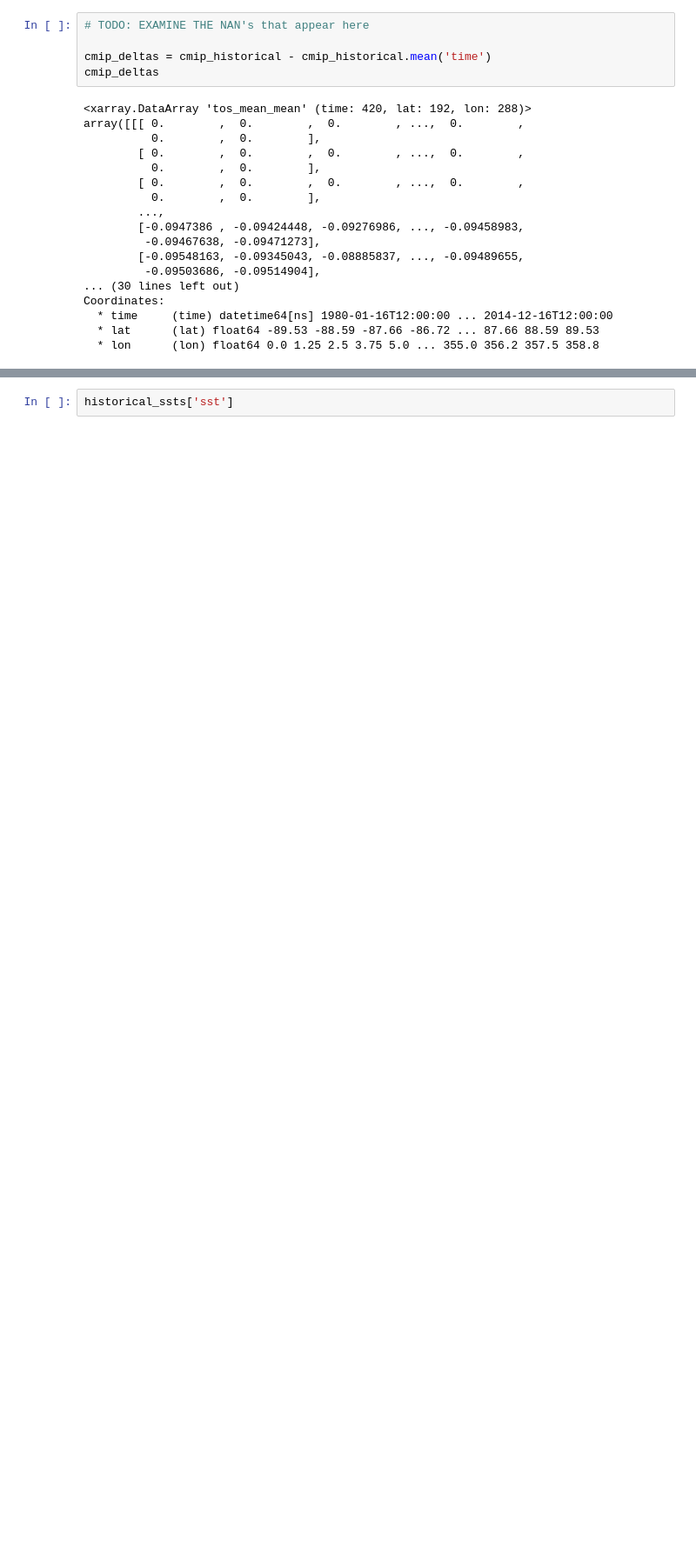
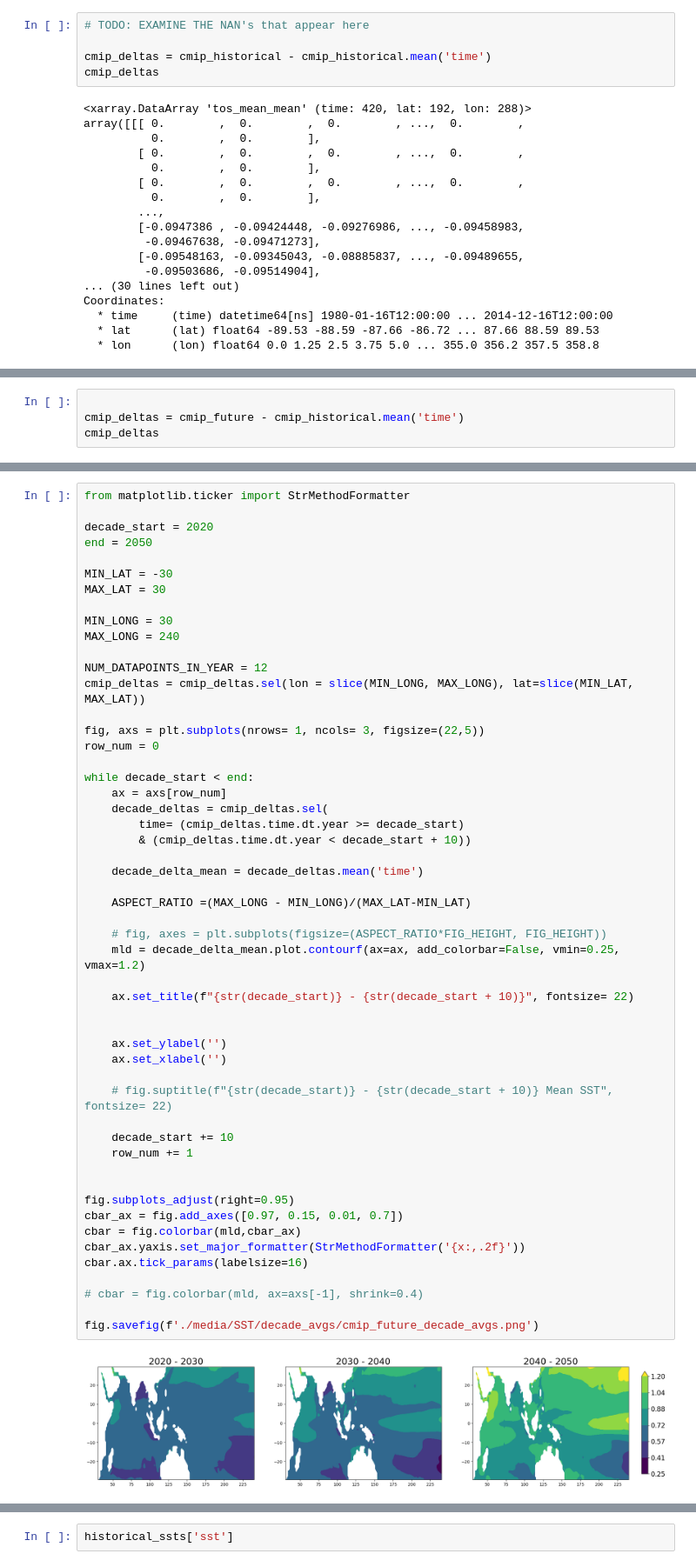
Before and after one commit to sydney-machine-learning/cyclonecategory_GCMs, a Jupyter notebook: Climate Project/albert/notebooks/CMIP.ipynb, the cells around one changed output, grey strips where cells are left out. Shown at 87% size. Drawn from its saved outputs; the diff is of its cells as text; blank space fills up the shorter version.

```diff
--- a/Climate Project/albert/notebooks/CMIP.ipynb
+++ b/Climate Project/albert/notebooks/CMIP.ipynb
@@ -150,0 +196,4 @@ fig.savefig(f'./media/SST/decade_avgs/cmip_decade_avgs.png')
+# %%
+
+cmip_deltas = cmip_future - cmip_historical.mean('time')
+cmip_deltas
@@ -151,3 +218,57 @@ fig.savefig(f'./media/SST/decade_avgs/cmip_decade_avgs.png')
+# %%
+from matplotlib.ticker import StrMethodFormatter
+
+decade_start = 2020
+end = 2050
+
+MIN_LAT = -30
+MAX_LAT = 30
+
+MIN_LONG = 30
+MAX_LONG = 240
+
+NUM_DATAPOINTS_IN_YEAR = 12
+cmip_deltas = cmip_deltas.sel(lon = slice(MIN_LONG, MAX_LONG), lat=slice(MIN_LAT, MAX_LAT))
+
+fig, axs = plt.subplots(nrows= 1, ncols= 3, figsize=(22,5))
+row_num = 0
+
+while decade_start < end:
+    ax = axs[row_num]
+    decade_deltas = cmip_deltas.sel(
+        time= (cmip_deltas.time.dt.year >= decade_start)
+        & (cmip_deltas.time.dt.year < decade_start + 10))
+
+    decade_delta_mean = decade_deltas.mean('time')
+
+    ASPECT_RATIO =(MAX_LONG - MIN_LONG)/(MAX_LAT-MIN_LAT)
+
+    # fig, axes = plt.subplots(figsize=(ASPECT_RATIO*FIG_HEIGHT, FIG_HEIGHT))
+    mld = decade_delta_mean.plot.contourf(ax=ax, add_colorbar=False, vmin=0.25, vmax=1.2)
+
+    ax.set_title(f"{str(decade_start)} - {str(decade_start + 10)}", fontsize= 22)
+
+
+    ax.set_ylabel('')
+    ax.set_xlabel('')
+
+    # fig.suptitle(f"{str(decade_start)} - {str(decade_start + 10)} Mean SST", fontsize= 22)
+
+    decade_start += 10
+    row_num += 1
+
+
+fig.subplots_adjust(right=0.95)
+cbar_ax = fig.add_axes([0.97, 0.15, 0.01, 0.7])
+cbar = fig.colorbar(mld,cbar_ax)
+cbar_ax.yaxis.set_major_formatter(StrMethodFormatter('{x:,.2f}'))
+cbar.ax.tick_params(labelsize=16)
+
+# cbar = fig.colorbar(mld, ax=axs[-1], shrink=0.4)
+
+fig.savefig(f'./media/SST/decade_avgs/cmip_future_decade_avgs.png')
+# %% [output]
+[figure, added]
 # %%
 # difference between the two
 import xarray as xr
```
Also changed, not shown: parts of 9 cells of this notebook, 13 other files.
